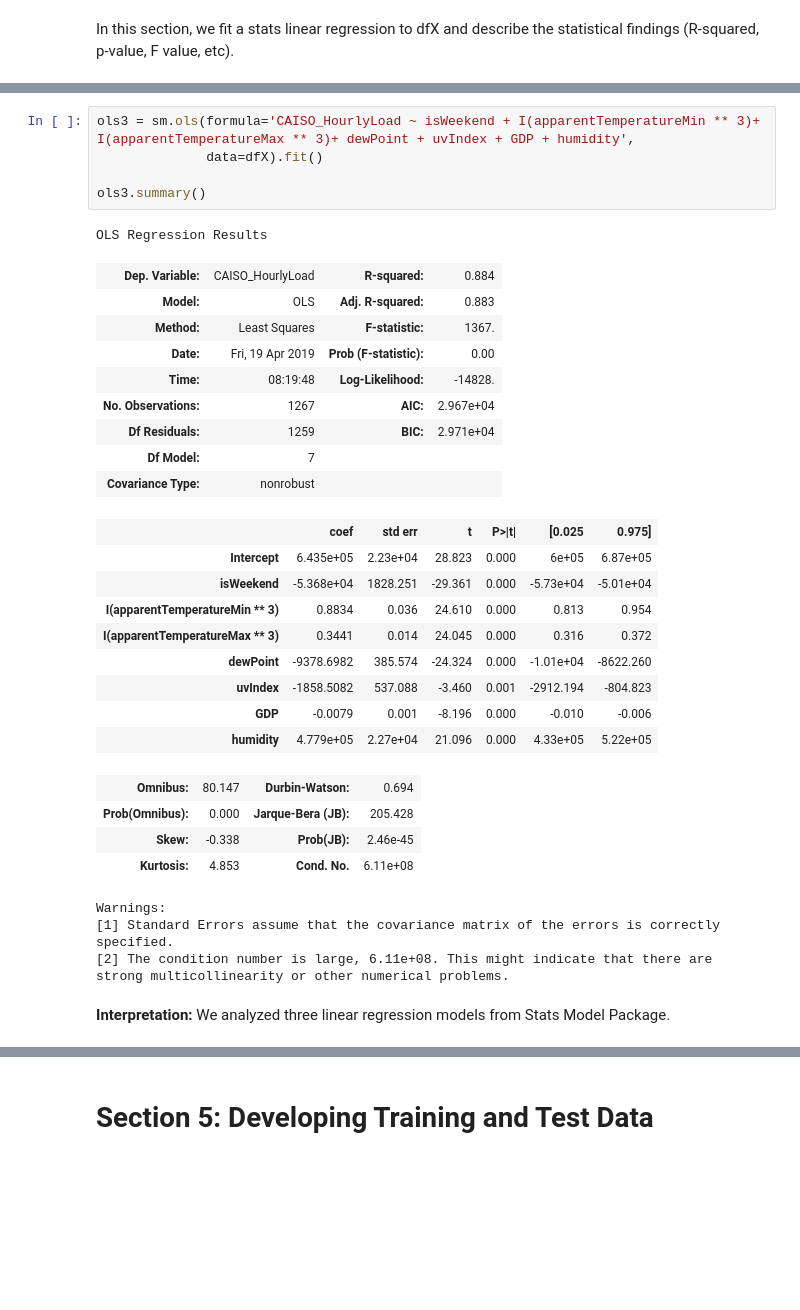
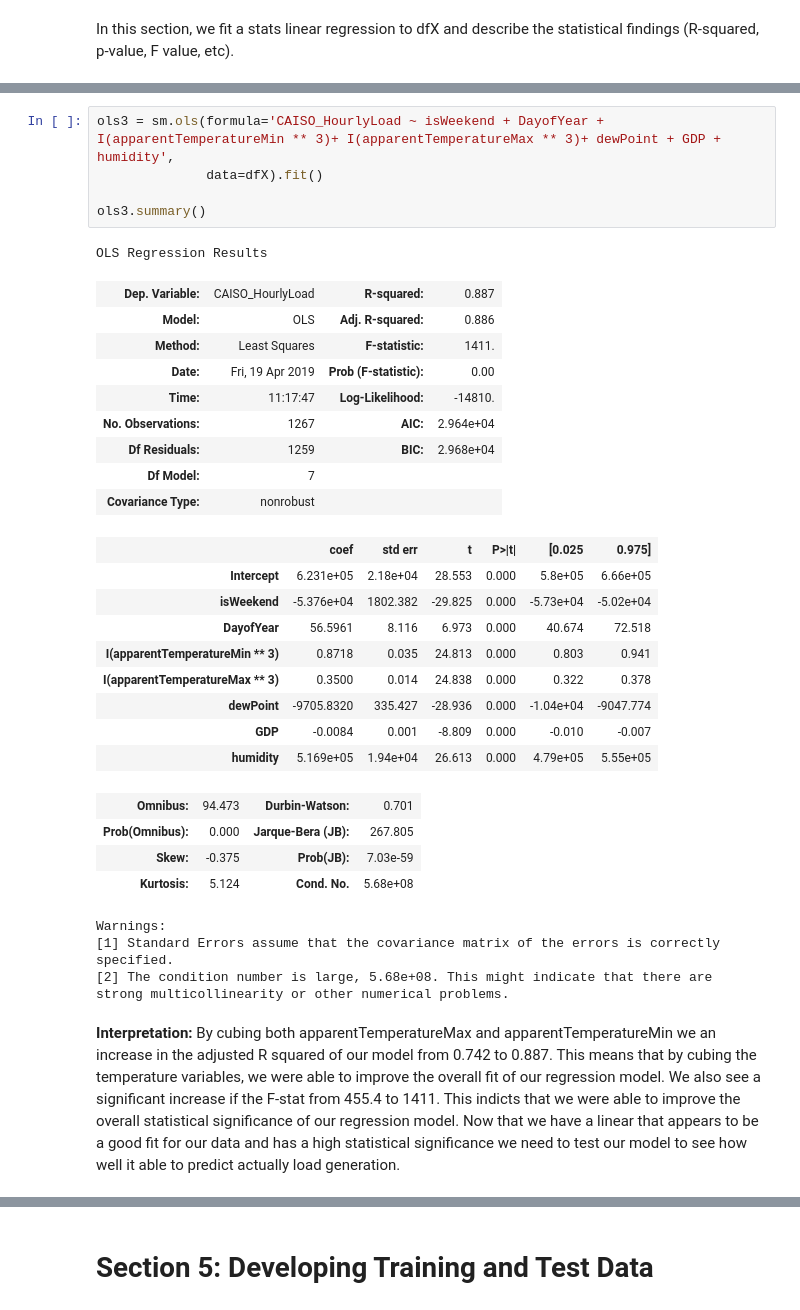
Before and after one commit to JohnWMuhs/2019-datascience-project, a Jupyter notebook: _ProjectNotebook-Master.ipynb, the cells around one changed output, grey strips where cells are left out. Drawn from its saved outputs; the diff is of its cells as text; blank space fills up the shorter version.

```diff
--- a/_ProjectNotebook-Master.ipynb
+++ b/_ProjectNotebook-Master.ipynb
@@ -507,35 +514,35 @@ strong multicollinearity or other numerical problems.
 # %%
-ols3 = sm.ols(formula='CAISO_HourlyLoad ~ isWeekend + I(apparentTemperatureMin ** 3)+ I(apparentTemperatureMax ** 3)+ dewPoint + uvIndex + GDP + humidity',
+ols3 = sm.ols(formula='CAISO_HourlyLoad ~ isWeekend + DayofYear + I(apparentTemperatureMin ** 3)+ I(apparentTemperatureMax ** 3)+ dewPoint + GDP + humidity',
               data=dfX).fit()
 
 ols3.summary()
 # %% [output]
 OLS Regression Results
-| Dep. Variable: | CAISO_HourlyLoad | R-squared: | 0.884 |
-| Model: | OLS | Adj. R-squared: | 0.883 |
-| Method: | Least Squares | F-statistic: | 1367. |
+| Dep. Variable: | CAISO_HourlyLoad | R-squared: | 0.887 |
+| Model: | OLS | Adj. R-squared: | 0.886 |
+| Method: | Least Squares | F-statistic: | 1411. |
 | Date: | Fri, 19 Apr 2019 | Prob (F-statistic): | 0.00 |
-| Time: | 08:19:48 | Log-Likelihood: | -14828. |
-| No. Observations: | 1267 | AIC: | 2.967e+04 |
-| Df Residuals: | 1259 | BIC: | 2.971e+04 |
+| Time: | 11:17:47 | Log-Likelihood: | -14810. |
+| No. Observations: | 1267 | AIC: | 2.964e+04 |
+| Df Residuals: | 1259 | BIC: | 2.968e+04 |
 | Df Model: | 7 |  |  |
 | Covariance Type: | nonrobust |  |  |
 |  | coef | std err | t | P>|t| | [0.025 | 0.975] |
-| Intercept | 6.435e+05 | 2.23e+04 | 28.823 | 0.000 | 6e+05 | 6.87e+05 |
-| isWeekend | -5.368e+04 | 1828.251 | -29.361 | 0.000 | -5.73e+04 | -5.01e+04 |
-| I(apparentTemperatureMin ** 3) | 0.8834 | 0.036 | 24.610 | 0.000 | 0.813 | 0.954 |
-| I(apparentTemperatureMax ** 3) | 0.3441 | 0.014 | 24.045 | 0.000 | 0.316 | 0.372 |
-| dewPoint | -9378.6982 | 385.574 | -24.324 | 0.000 | -1.01e+04 | -8622.260 |
-| uvIndex | -1858.5082 | 537.088 | -3.460 | 0.001 | -2912.194 | -804.823 |
-| GDP | -0.0079 | 0.001 | -8.196 | 0.000 | -0.010 | -0.006 |
-| humidity | 4.779e+05 | 2.27e+04 | 21.096 | 0.000 | 4.33e+05 | 5.22e+05 |
+| Intercept | 6.231e+05 | 2.18e+04 | 28.553 | 0.000 | 5.8e+05 | 6.66e+05 |
+| isWeekend | -5.376e+04 | 1802.382 | -29.825 | 0.000 | -5.73e+04 | -5.02e+04 |
+| DayofYear | 56.5961 | 8.116 | 6.973 | 0.000 | 40.674 | 72.518 |
+| I(apparentTemperatureMin ** 3) | 0.8718 | 0.035 | 24.813 | 0.000 | 0.803 | 0.941 |
+| I(apparentTemperatureMax ** 3) | 0.3500 | 0.014 | 24.838 | 0.000 | 0.322 | 0.378 |
+| dewPoint | -9705.8320 | 335.427 | -28.936 | 0.000 | -1.04e+04 | -9047.774 |
+| GDP | -0.0084 | 0.001 | -8.809 | 0.000 | -0.010 | -0.007 |
+| humidity | 5.169e+05 | 1.94e+04 | 26.613 | 0.000 | 4.79e+05 | 5.55e+05 |
-| Omnibus: | 80.147 | Durbin-Watson: | 0.694 |
-| Prob(Omnibus): | 0.000 | Jarque-Bera (JB): | 205.428 |
-| Skew: | -0.338 | Prob(JB): | 2.46e-45 |
-| Kurtosis: | 4.853 | Cond. No. | 6.11e+08 |
+| Omnibus: | 94.473 | Durbin-Watson: | 0.701 |
+| Prob(Omnibus): | 0.000 | Jarque-Bera (JB): | 267.805 |
+| Skew: | -0.375 | Prob(JB): | 7.03e-59 |
+| Kurtosis: | 5.124 | Cond. No. | 5.68e+08 |
 Warnings:
 [1] Standard Errors assume that the covariance matrix of the errors is correctly specified.
-[2] The condition number is large, 6.11e+08. This might indicate that there are
+[2] The condition number is large, 5.68e+08. This might indicate that there are
 strong multicollinearity or other numerical problems.
-# %% [markdown]
-**Interpretation:** We analyzed three linear regression models from Stats Model Package.
+# %% [markdown]
+**Interpretation:** By cubing both apparentTemperatureMax and apparentTemperatureMin we an increase in the adjusted R squared of our model from 0.742 to 0.887. This means that by cubing the temperature variables, we were able to improve the overall fit of our regression model. We also see a significant increase if the F-stat from 455.4 to 1411. This indicts that we were able to improve the overall statistical significance of our regression model. Now that we have a linear that appears to be a good fit for our data and has a high statistical significance we need to test our model to see how well it able to predict actually load generation.
```
Also changed, not shown: parts of 23 cells of this notebook, 1 other file.
